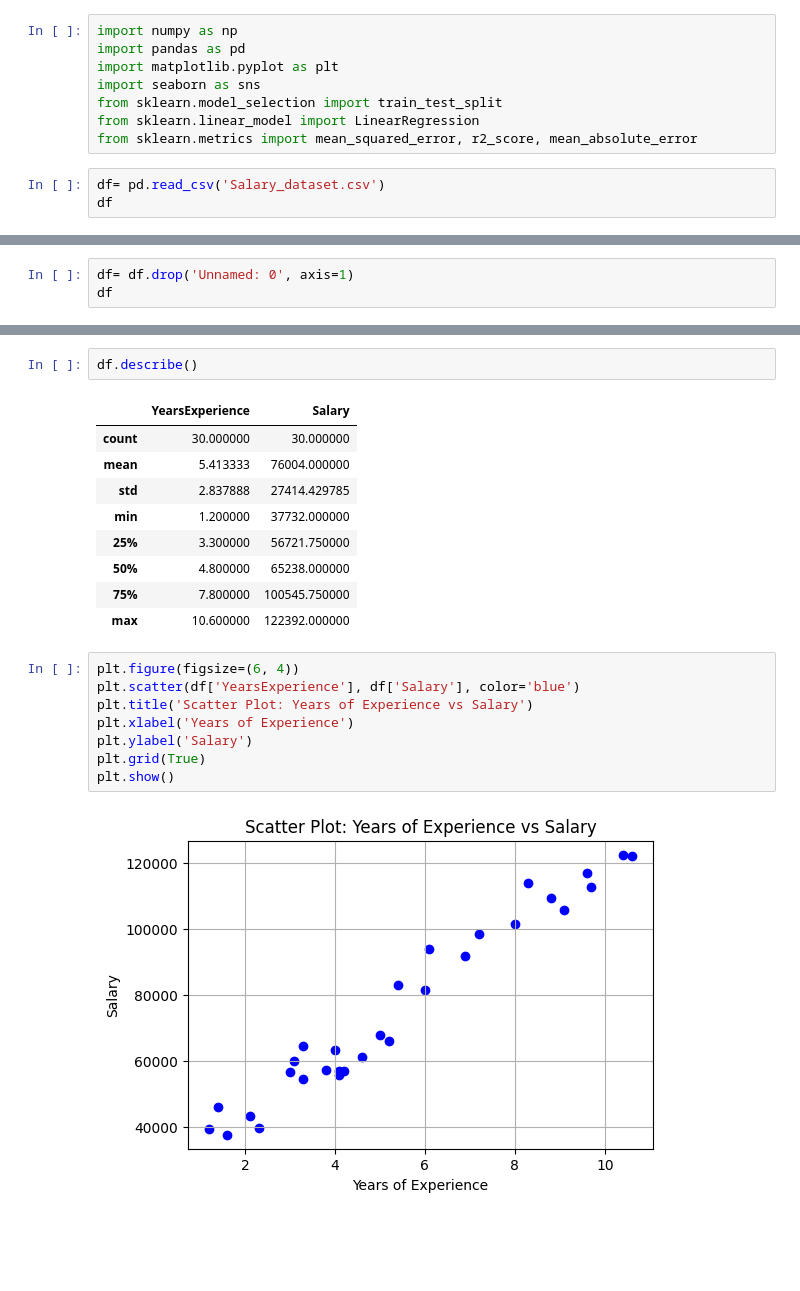
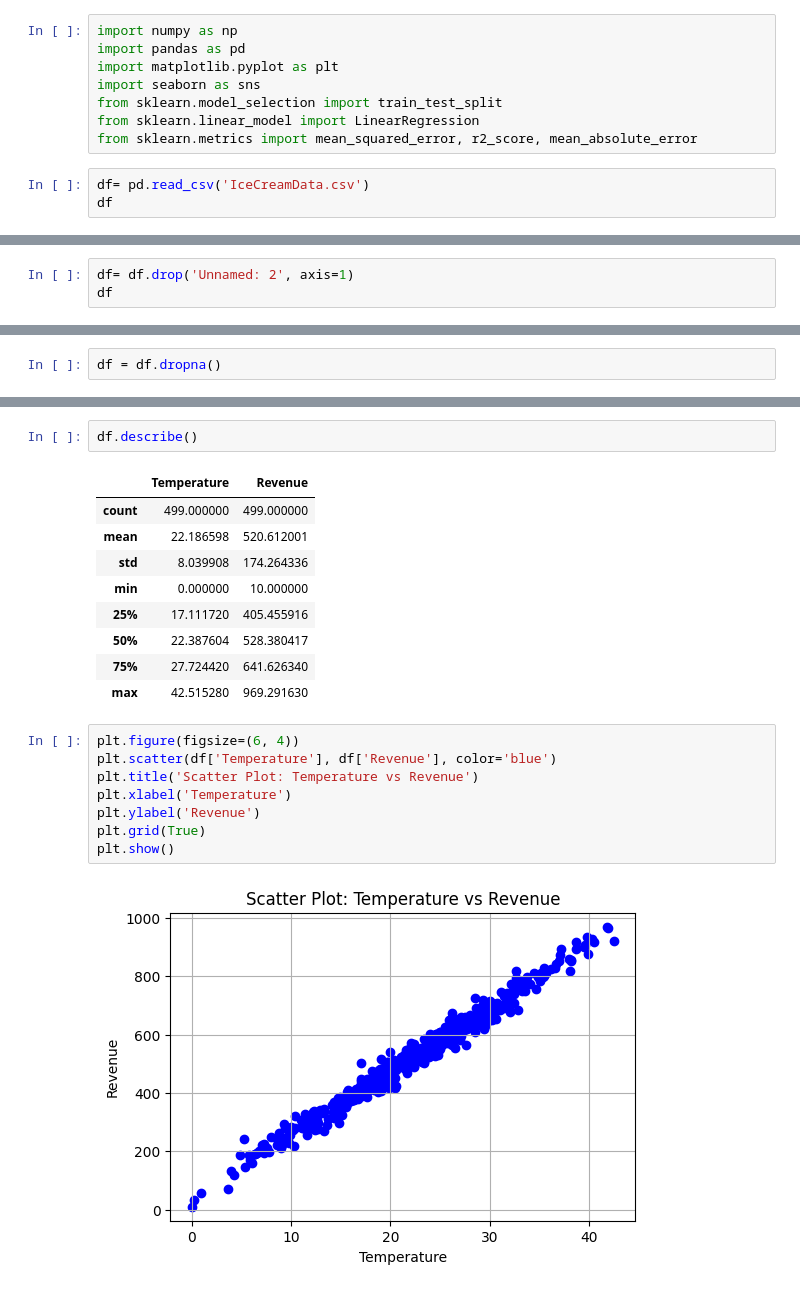
Before and after one commit to izamrosiawan/ss-code-semester-3, a Jupyter notebook: infrastruktur-dan-platform-untuk-sains-data/minggu-6/praktikum 4 regresi linear.ipynb, the cells around one changed output, grey strips where cells are left out. Saved outputs shown, nothing was run; the diff lists cells and outputs as text; blank space fills up the shorter version.

```diff
--- a/infrastruktur-dan-platform-untuk-sains-data/minggu-6/praktikum 4 regresi linear.ipynb
+++ b/infrastruktur-dan-platform-untuk-sains-data/minggu-6/praktikum 4 regresi linear.ipynb
@@ -7,6 +7,6 @@ from sklearn.model_selection import train_test_split
 from sklearn.linear_model import LinearRegression
 from sklearn.metrics import mean_squared_error, r2_score, mean_absolute_error
 # %%
-df= pd.read_csv('Salary_dataset.csv')
+df= pd.read_csv('IceCreamData.csv')
 df
 # %% [output]
@@ -36,5 +32,5 @@ Salary             0
 dtype: int64
 # %%
-df= df.drop('Unnamed: 0', axis=1)
+df= df.drop('Unnamed: 2', axis=1)
 df
 # %% [output]
@@ -58,3 +56,5 @@ df
+# %%
+df = df.dropna()
 # %%
 df.isnull().sum()
 # %% [output]
@@ -98,25 +98,25 @@ for col in cols:
 # %%
 df.describe()
 # %% [output]
-|  | YearsExperience | Salary |
-| count | 30.000000 | 30.000000 |
-| mean | 5.413333 | 76004.000000 |
-| std | 2.837888 | 27414.429785 |
-| min | 1.200000 | 37732.000000 |
-| 25% | 3.300000 | 56721.750000 |
-| 50% | 4.800000 | 65238.000000 |
-| 75% | 7.800000 | 100545.750000 |
-| max | 10.600000 | 122392.000000 |
+|  | Temperature | Revenue |
+| count | 499.000000 | 499.000000 |
+| mean | 22.186598 | 520.612001 |
+| std | 8.039908 | 174.264336 |
+| min | 0.000000 | 10.000000 |
+| 25% | 17.111720 | 405.455916 |
+| 50% | 22.387604 | 528.380417 |
+| 75% | 27.724420 | 641.626340 |
+| max | 42.515280 | 969.291630 |
 # %%
 plt.figure(figsize=(6, 4))
-plt.scatter(df['YearsExperience'], df['Salary'], color='blue')
-plt.title('Scatter Plot: Years of Experience vs Salary')
-plt.xlabel('Years of Experience')
-plt.ylabel('Salary')
+plt.scatter(df['Temperature'], df['Revenue'], color='blue')
+plt.title('Scatter Plot: Temperature vs Revenue')
+plt.xlabel('Temperature')
+plt.ylabel('Revenue')
 plt.grid(True)
 plt.show()
 # %% [output]
-[figure, old version]
+[figure, new version]
 # %%
 for col in cols:
     sns.kdeplot(df[col], fill=True)
```
Also changed, not shown: parts of 21 cells of this notebook, 4 other files.
